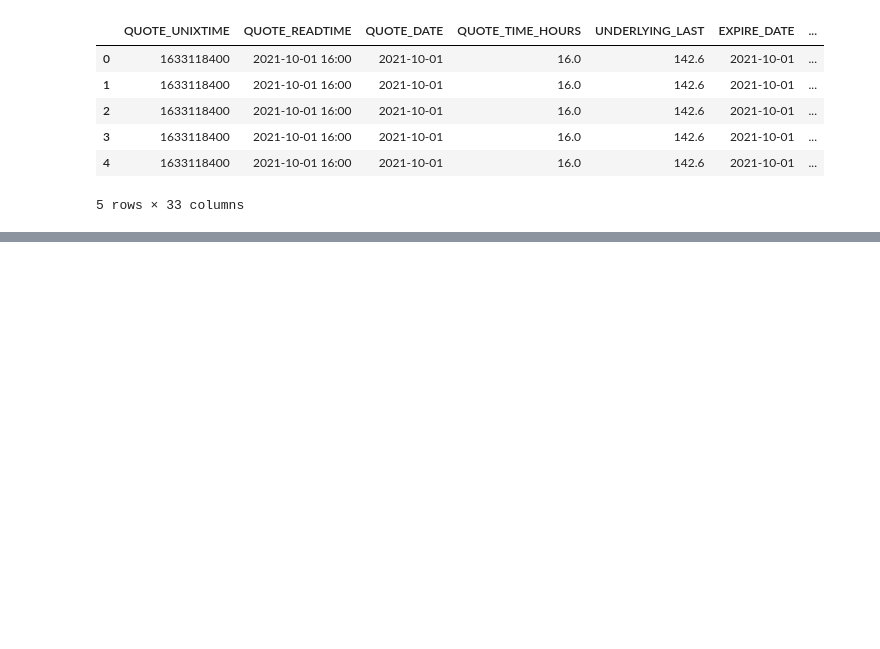
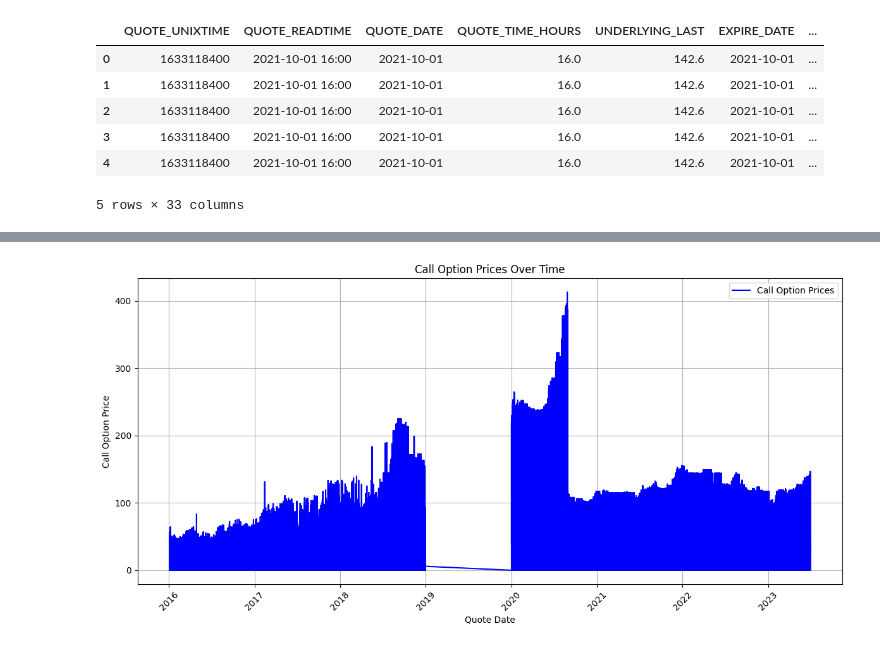
Before and after one commit to TeomanEgeSelcuk/Stock-Options, a Jupyter notebook: notebooks/Options_Analysis.ipynb, the cells around one changed output, grey strips where cells are left out. Drawn from its saved outputs; the diff is of its cells as text; code cells hidden in the pictures; blank space fills up the shorter version.

Commit message:
remove NAN rows, identified datatypes and plotted a chart

```diff
--- a/notebooks/Options_Analysis.ipynb
+++ b/notebooks/Options_Analysis.ipynb
@@ -199,3 +123,0 @@ First few rows of the DataFrame:
-# %%
-df = df.drop_duplicates()
-df
@@ -239,0 +149,42 @@ KeyError: ignored
+# %%
+import pandas as pd
+import matplotlib.pyplot as plt
+
+# Assuming 'df' is your DataFrame with 'QUOTE_DATE' and 'C_LAST' columns
+
+# Convert 'QUOTE_DATE' to a pandas datetime object with error handling
+df['QUOTE_DATE'] = pd.to_datetime(df['QUOTE_DATE'], format='%Y-%m-%d', errors='coerce')
+
+# Remove rows with NaT (invalid date) values
+df = df.dropna(subset=['QUOTE_DATE'])
+
+# Ensure 'C_LAST' column contains numeric values (convert if needed)
+df['C_LAST'] = pd.to_numeric(df['C_LAST'], errors='coerce')
+
+# Remove rows with non-numeric 'C_LAST' values
+df = df.dropna(subset=['C_LAST'])
+
+# Sort the DataFrame by 'QUOTE_DATE'
+df.sort_values(by='QUOTE_DATE', inplace=True)
+
+# Create the plot for call option prices
+plt.figure(figsize=(12, 6))  # Set the figure size
+
+# Plot call option prices
+plt.plot(df['QUOTE_DATE'], df['C_LAST'], label='Call Option Prices', color='blue')
+
+# Customize the plot
+plt.title('Call Option Prices Over Time')
+plt.xlabel('Quote Date')
+plt.ylabel('Call Option Price')
+plt.legend()
+
+# Rotate x-axis labels for better readability (optional)
+plt.xticks(rotation=45)
+
+# Show the plot
+plt.grid()
+plt.tight_layout()
+plt.show()
+# %% [output]
+[figure, added]
```
Also changed, not shown: parts of 11 cells of this notebook.
